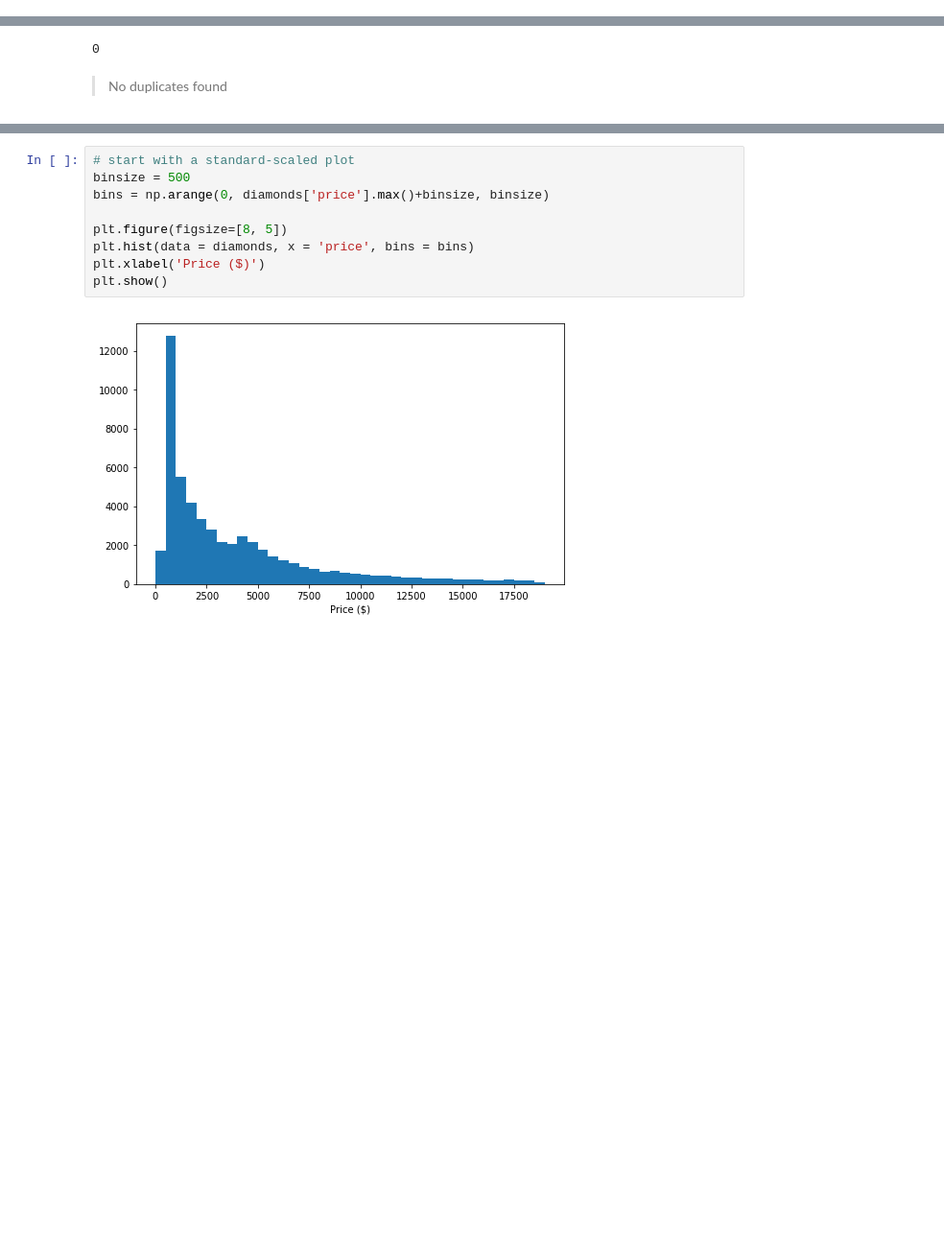
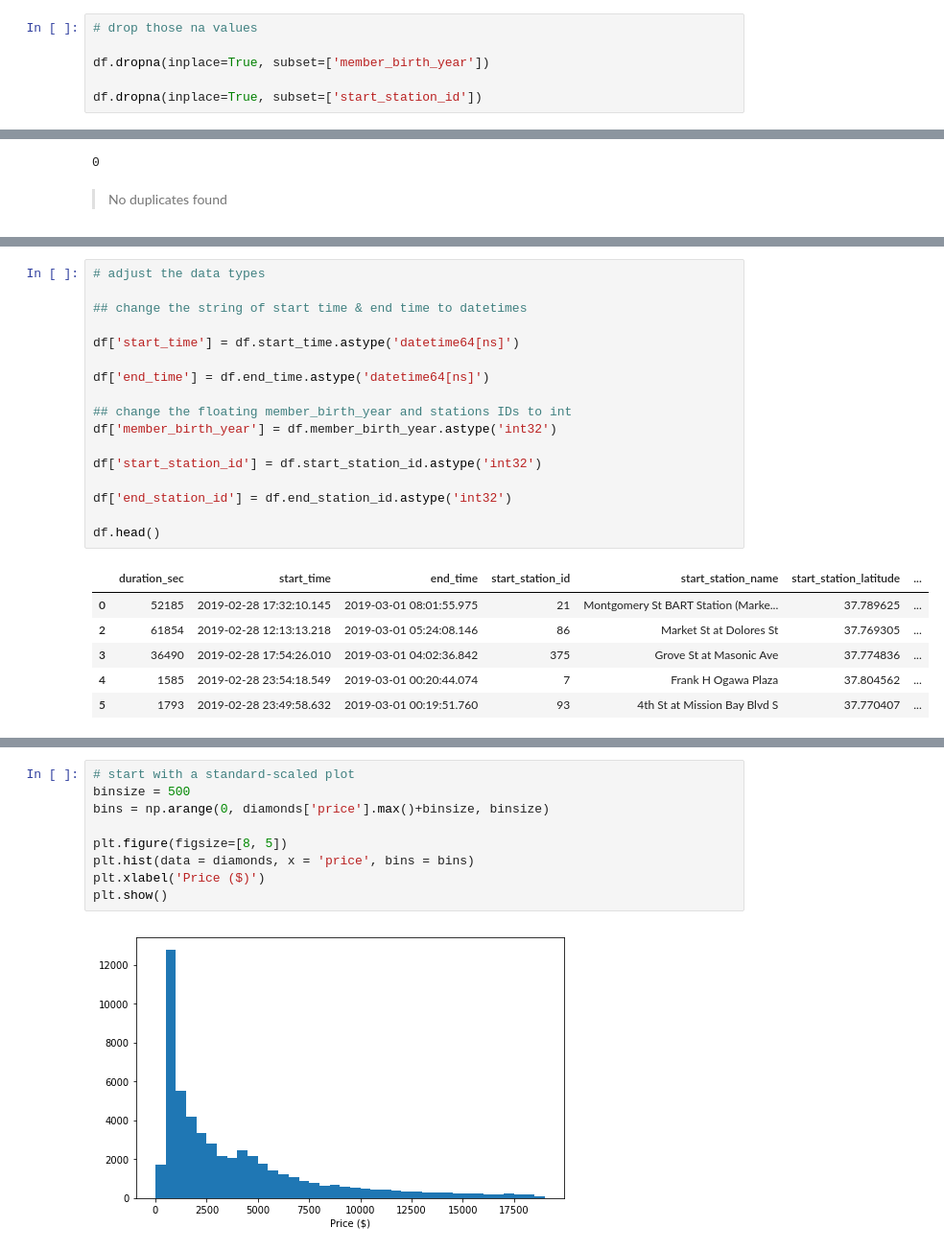
Before and after one commit to mina-f-beshay/ADAND-EgFWD-Udacity, a Jupyter notebook: Project 3 - Communicating Data Findings/Communicating Data Findings Project.ipynb, the cells around one changed output, grey strips where cells are left out. Shown at 96% size. Drawn from its saved outputs; the diff is of its cells as text; blank space fills up the shorter version.

```diff
--- a/Project 3 - Communicating Data Findings/Communicating Data Findings Project.ipynb
+++ b/Project 3 - Communicating Data Findings/Communicating Data Findings Project.ipynb
@@ -102,0 +123,6 @@ df[df.start_station_id.isna()]
+# %%
+# drop those na values
+
+df.dropna(inplace=True, subset=['member_birth_year'])
+
+df.dropna(inplace=True, subset=['start_station_id'])
@@ -164,0 +168,24 @@ I'll start by looking at the distribution of the main variable of interest: pric
+# %%
+# adjust the data types
+
+## change the string of start time & end time to datetimes
+
+df['start_time'] = df.start_time.astype('datetime64[ns]')
+
+df['end_time'] = df.end_time.astype('datetime64[ns]')
+
+## change the floating member_birth_year and stations IDs to int
+df['member_birth_year'] = df.member_birth_year.astype('int32')
+
+df['start_station_id'] = df.start_station_id.astype('int32')
+
+df['end_station_id'] = df.end_station_id.astype('int32')
+
+df.head()
+# %% [output]
+|  | duration_sec | start_time | end_time | start_station_id | start_station_name | start_station_latitude | ... |
+| 0 | 52185 | 2019-02-28 17:32:10.145 | 2019-03-01 08:01:55.975 | 21 | Montgomery St BART Station (Marke... | 37.789625 | ... |
+| 2 | 61854 | 2019-02-28 12:13:13.218 | 2019-03-01 05:24:08.146 | 86 | Market St at Dolores St | 37.769305 | ... |
+| 3 | 36490 | 2019-02-28 17:54:26.010 | 2019-03-01 04:02:36.842 | 375 | Grove St at Masonic Ave | 37.774836 | ... |
+| 4 | 1585 | 2019-02-28 23:54:18.549 | 2019-03-01 00:20:44.074 | 7 | Frank H Ogawa Plaza | 37.804562 | ... |
+| 5 | 1793 | 2019-02-28 23:49:58.632 | 2019-03-01 00:19:51.760 | 93 | 4th St at Mission Bay Blvd S | 37.770407 | ... |
```
Also changed, not shown: parts of 19 cells of this notebook.
